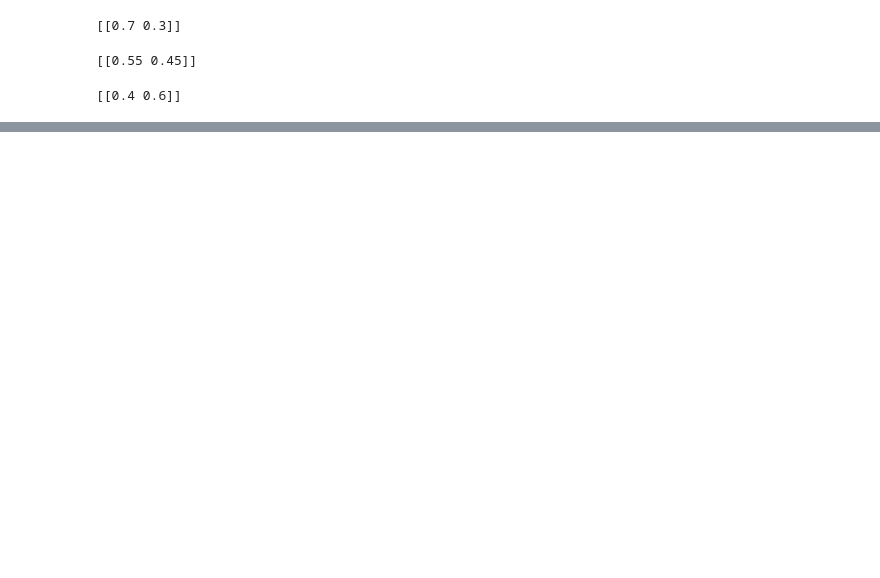
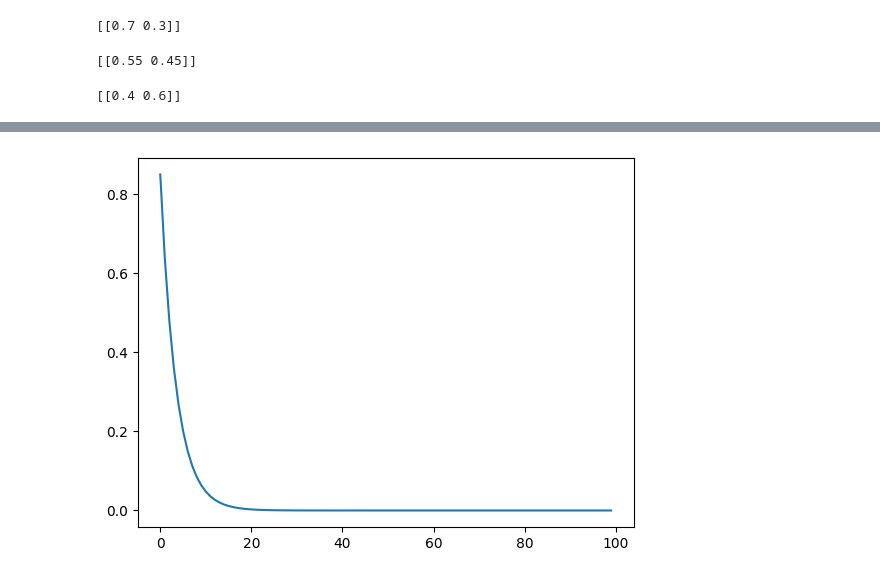
Before and after one commit to joanglaunes/algosto_IMB, a Jupyter notebook: TP_chaines_Markov.ipynb, the cells around one changed output, grey strips where cells are left out. Saved outputs shown, nothing was run; the diff lists cells and outputs as text; code cells hidden in the pictures; blank space fills up the shorter version.

```diff
--- a/TP_chaines_Markov.ipynb
+++ b/TP_chaines_Markov.ipynb
@@ -157,0 +163,4 @@ print(pi_101)
+# %%
+T3 = np.array([[0.85,0.15],[0.10,0.90]])
+x = simul_markov(T3,10,1)
+print(x)
@@ -157,0 +169,4 @@ print(pi_101)
+# %%
+pi1 = np.array([[1,0]])
+pi_101 = pi1 @ np.linalg.matrix_power(T3,99)
+print(pi_101)
@@ -157,0 +179,3 @@ print(pi_101)
+# %%
+for k in range(50):
+    print(pi1 @ np.linalg.matrix_power(T3,k))
@@ -157,0 +200,10 @@ print(pi_101)
+# %%
+# vérification de la vitesse de convergence:
+# on peut calculer e(n) = ||mu_n-mu|| pour chaque n:
+n = 100
+e = np.zeros(n)
+mu = np.array([[0.4,0.6]])
+for k in range(n):
+    mu_k = pi1 @ np.linalg.matrix_power(T3,k)
+    e[k] = np.linalg.norm(mu_k-mu)
+print(e)
@@ -157,0 +228,4 @@ print(pi_101)
+# %%
+plt.plot(e);
+# %% [output]
+[figure, added]
```
Also changed, not shown: parts of 23 cells of this notebook.
